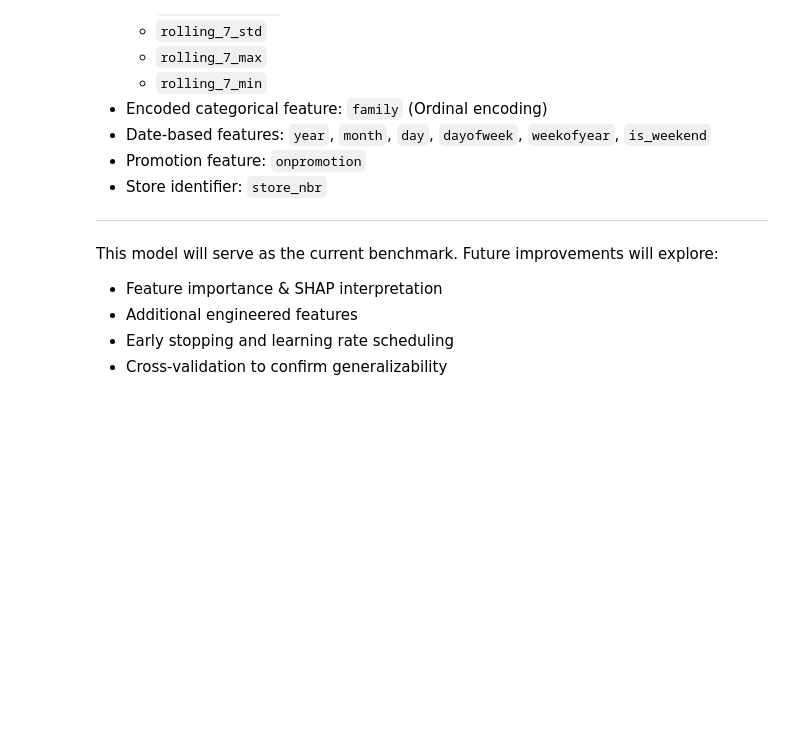
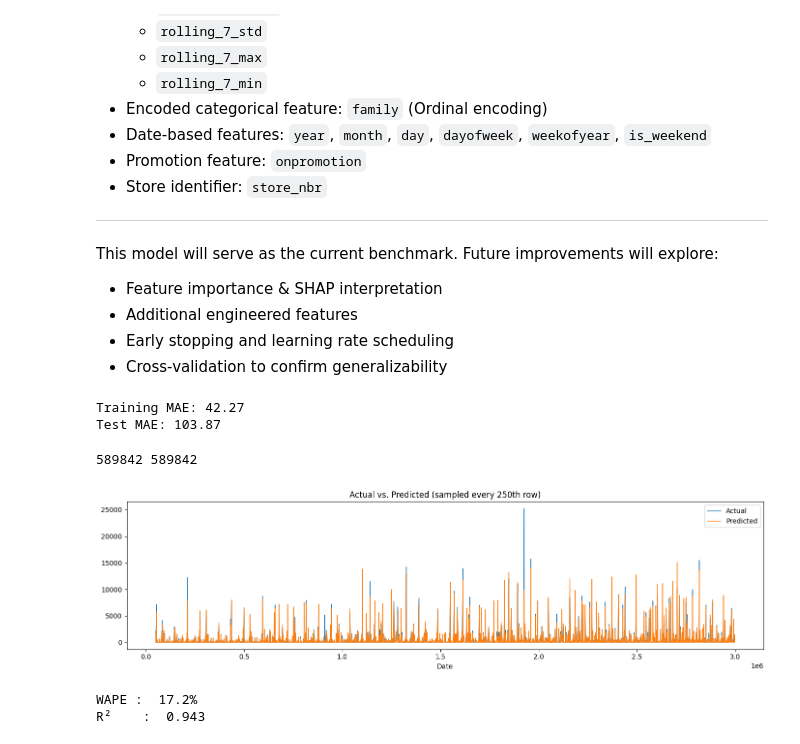
Before and after one commit to gregloos/Store-Sales-Forecasting, a Jupyter notebook: forecasting.ipynb, the cells around one changed output. Cells and saved outputs as stored; diff of their text form; code cells hidden in the pictures; blank space fills up the shorter version.

Commit message:
Finalized the XGB model and plotted its accuracy

```diff
--- a/forecasting.ipynb
+++ b/forecasting.ipynb
@@ -732,7 +732,7 @@ for colsample in colsample_values:
     verbosity = 0
 )
 
-    train_mae, test_mae, y_test, y_pred = evaluate_model(X, y, model, plot_errors=False)
+    train_mae, test_mae, *_ = evaluate_model(X, y, model, plot_errors=False)
     print(f"Train MAE: {train_mae:.2f} | Test MAE: {test_mae:.2f}")
 # %% [output]
 🔧 Testing colsample = 0.5
@@ -796,3 +796,51 @@ This model will serve as the current benchmark. Future improvements will explore
 - Additional engineered features
 - Early stopping and learning rate scheduling
 - Cross-validation to confirm generalizability
+# %%
+model = XGBRegressor(
+    n_estimators = n_estimator,
+    learning_rate = 0.1,
+    max_depth = depth,
+    reg_alpha = reg_alpha,
+    reg_lambda = reg_lambda,
+    subsample = subsample,
+    colsample_bytree = colsample_bytree,
+    random_state = 42,
+    verbosity = 0
+)
+# %%
+train_mae, test_mae, y_test, y_pred = evaluate_model(X, y, model, plot_errors=False)
+# %% [output]
+Training MAE: 42.27
+Test MAE: 103.87
+# %%
+print(len(y_test), len(y_pred))
+# %% [output]
+589842 589842
+# %%
+actual     = pd.Series(y_test.values, index=y_test.index)
+prediction = pd.Series(y_pred,      index=y_test.index)
+# %%
+actual     = actual.sort_index()
+prediction = prediction.loc[actual.index]
+# %%
+step = 250
+plt.figure(figsize=(14,4))
+plt.plot(actual.index[::step],     actual.values[::step],     lw=1, label="Actual")
+plt.plot(prediction.index[::step], prediction.values[::step], lw=1, label="Predicted")
+plt.title("Actual vs. Predicted (sampled every 250th row)")
+plt.xlabel("Date")
+plt.legend()
+plt.tight_layout()
+plt.show()
+# %% [output]
+[figure, added]
+# %%
+from sklearn.metrics import r2_score
+wape = (abs(y_test - y_pred).sum() / abs(y_test).sum()) * 100
+r2   = r2_score(y_test, y_pred)
+print(f"WAPE : {wape:5.1f}%")
+print(f"R²    : {r2:6.3f}")
+# %% [output]
+WAPE :  17.2%
+R²    :  0.943
```
Also changed, not shown: parts of 5 cells of this notebook.
